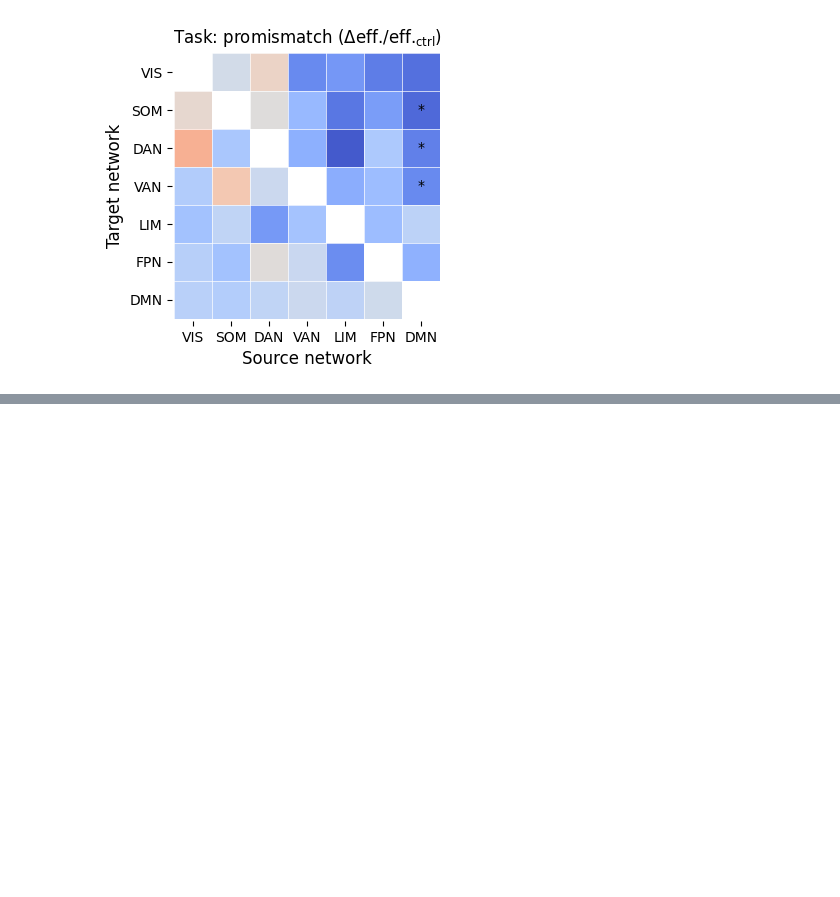
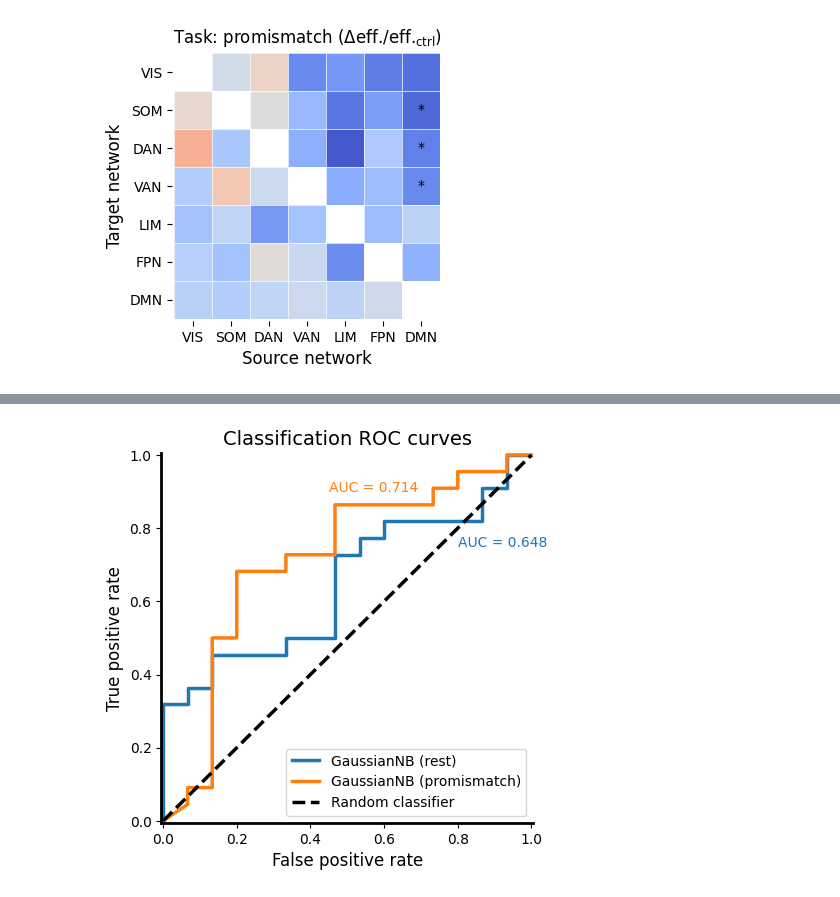
Before and after one commit to ncclab-sustech/Dynamic-Cost-Efficiency-Tradeoff, a Jupyter notebook: notebooks/fig06_reproduce.ipynb, the cells around one changed output, grey strips where cells are left out. Drawn from its saved outputs; the diff is of its cells as text; code cells hidden in the pictures; blank space fills up the shorter version.

```diff
--- a/notebooks/fig06_reproduce.ipynb
+++ b/notebooks/fig06_reproduce.ipynb
@@ -295,0 +369,26 @@ plt.show()
+# %%
+proba_mean = probas_r.mean(axis = 0)
+auc_from_meanprob_r = roc_auc_score(y, proba_mean)
+fpr_r, tpr_r, _ = roc_curve(y, proba_mean)
+
+proba_mean = probas_t.mean(axis = 0)
+auc_from_meanprob_t = roc_auc_score(y, proba_mean)
+fpr_t, tpr_t, _ = roc_curve(y, proba_mean)
+
+plt.figure(figsize = (4.8, 4.8))
+plt.plot(fpr_r, tpr_r, lw = 2.5, label = 'GaussianNB (rest)')
+plt.plot(fpr_t, tpr_t, lw = 2.5, label = 'GaussianNB (promismatch)')
+plt.plot([0, 1], [0, 1], lw = 2.5, linestyle = '--', c = 'k', label = 'Random classifier')
+plt.text(x = 0.80, y = 0.75, s = 'AUC = {:.3f}'.format(auc_from_meanprob_r), color = plt.colormaps['tab10'].colors[0], fontsize = 10)
+plt.text(x = 0.45, y = 0.90, s = 'AUC = {:.3f}'.format(auc_from_meanprob_t), color = plt.colormaps['tab10'].colors[1], fontsize = 10)
+
+plt.xlabel('False positive rate', fontsize = 12); plt.xlim(-0.005, 1.005); plt.xticks([0.0, 0.2, 0.4, 0.6, 0.8, 1.0], fontsize = 10)
+plt.ylabel('True positive rate', fontsize =12); plt.ylim(-0.005, 1.005); plt.yticks([0.0, 0.2, 0.4, 0.6, 0.8, 1.0], fontsize = 10)
+plt.gca().spines['right'].set_visible(False); plt.gca().spines['top'].set_visible(False)
+plt.gca().spines['left'].set_linewidth(2); plt.gca().spines['bottom'].set_linewidth(2)
+plt.title('Classification ROC curves', fontsize = 14)
+plt.legend(fontsize = 10)
+
+plt.show()
+# %% [output]
+[figure, added]
```
Also changed, not shown: parts of 8 cells of this notebook, 10 other files.
